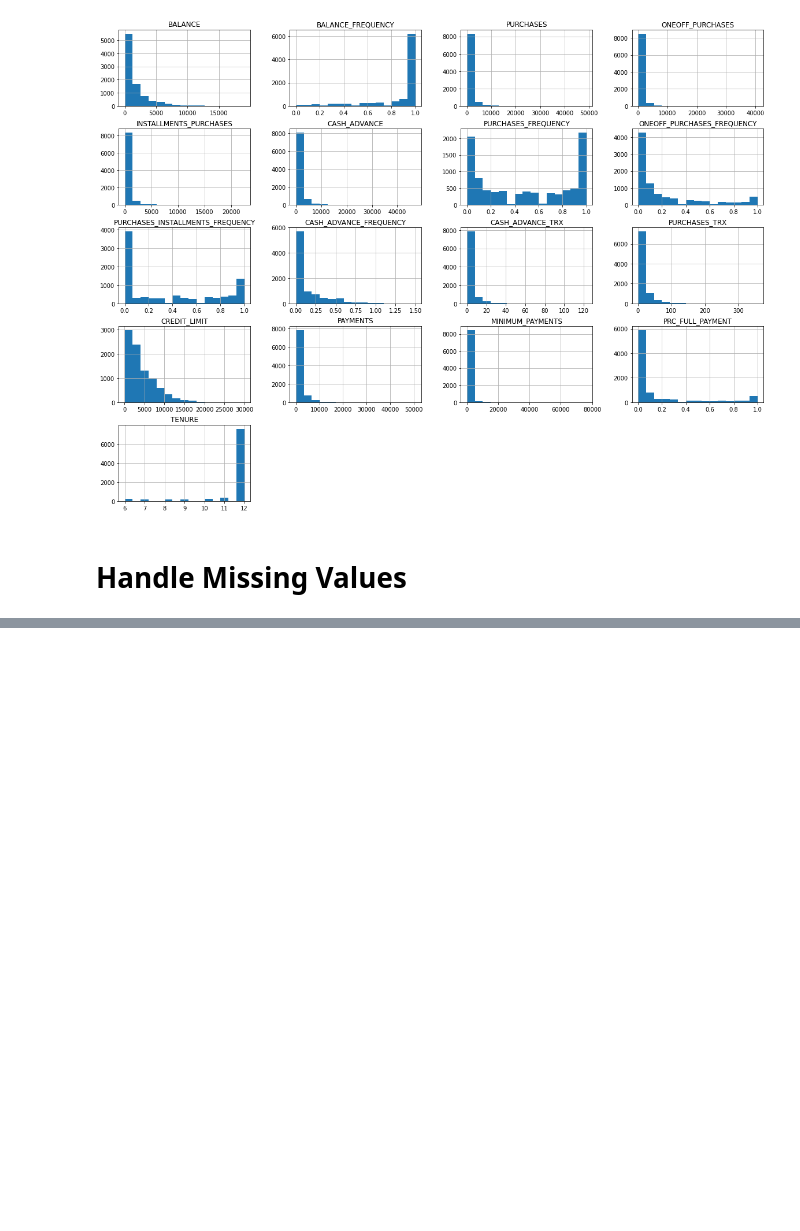
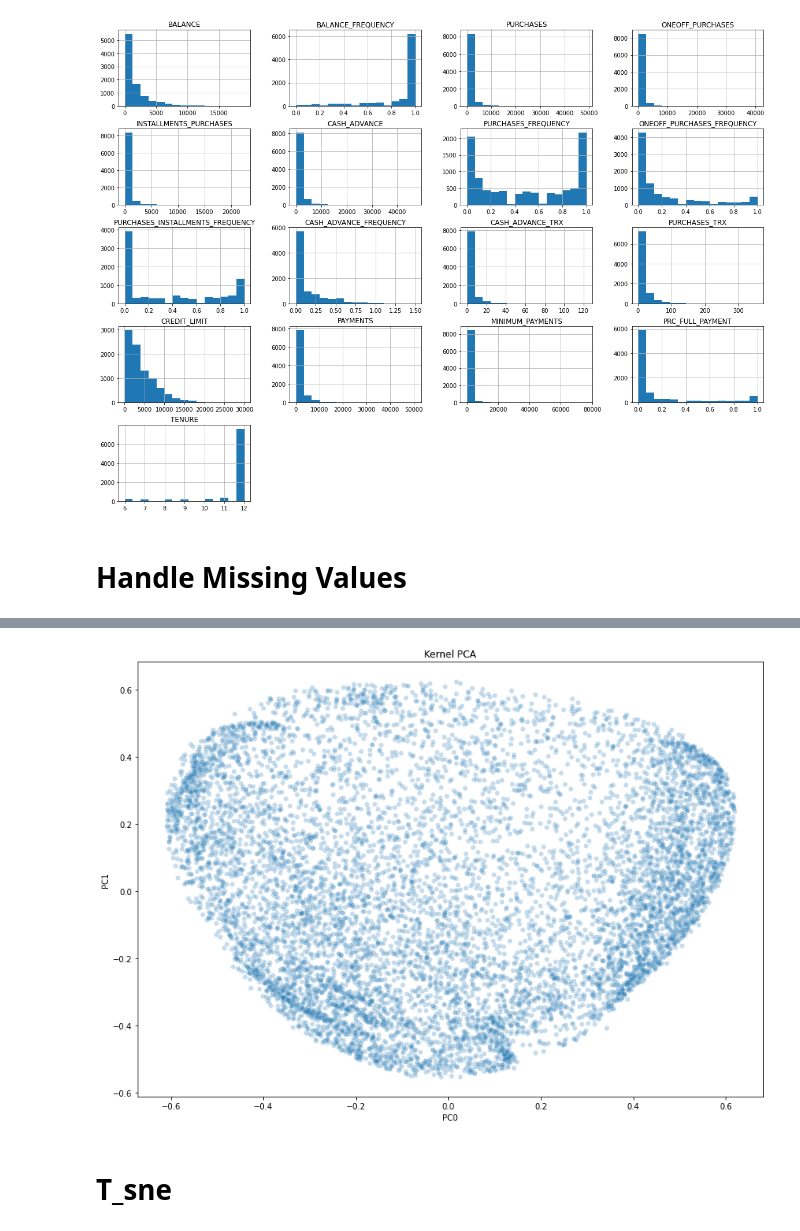
Before and after one commit to faiza333/-Credit-Card-Clustering, a Jupyter notebook: CC Classification.ipynb, the cells around one changed output, grey strips where cells are left out. Saved outputs shown, nothing was run; the diff lists cells and outputs as text; code cells hidden in the pictures; blank space fills up the shorter version.

```diff
--- a/CC Classification.ipynb
+++ b/CC Classification.ipynb
@@ -267,0 +328,15 @@ df_1.head()
+# %%
+from sklearn.decomposition import KernelPCA
+transformer = KernelPCA(n_components=2, kernel="rbf",gamma=0.03)
+KPca = transformer.fit_transform(df_1)
+# %%
+fig, ax = plt.subplots(figsize=(14, 10))
+sns.scatterplot(x=KPca[:, 0], y=KPca[:, 1], alpha=0.25, ax=ax)
+plt.xlabel("PC0")
+plt.ylabel("PC1")
+plt.title("Kernel PCA")
+plt.show()
+# %% [output]
+[figure, added]
+# %% [markdown]
+# T_sne
```
Also changed, not shown: parts of 86 cells of this notebook.
